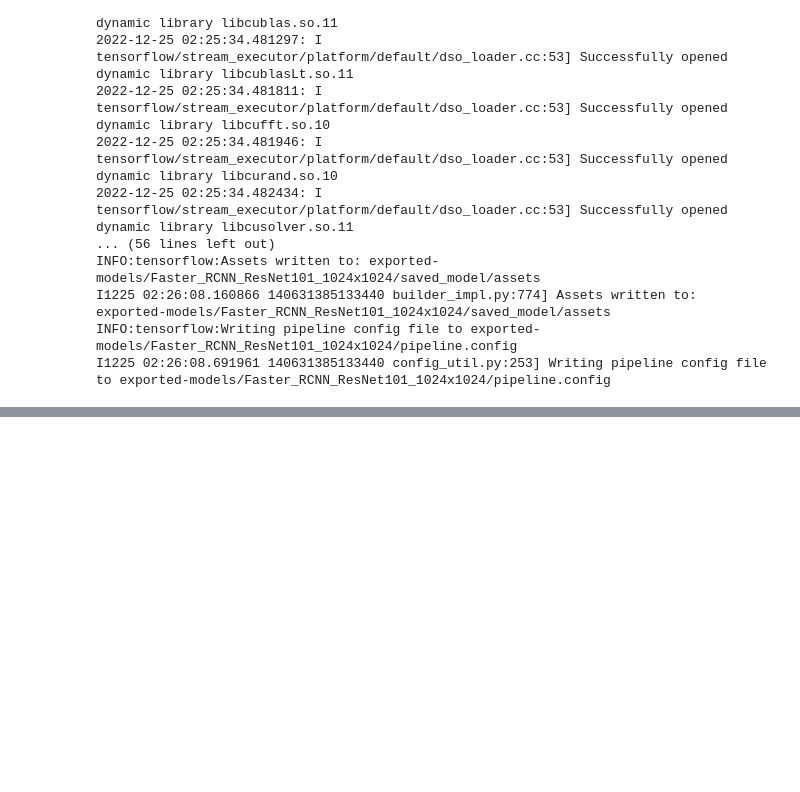
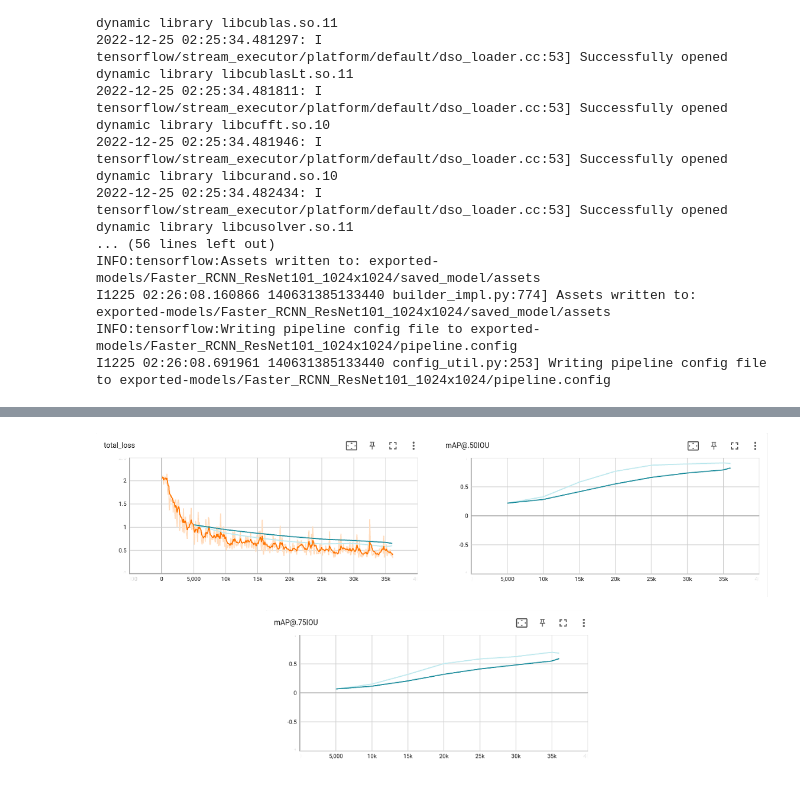
Before and after one commit to AbdullahTabassam/Custom-Object-Detection, a Jupyter notebook: JupyterNotebooks/2 - Training.ipynb, the cells around one changed output, grey strips where cells are left out. Saved outputs shown, nothing was run; the diff lists cells and outputs as text; code cells hidden in the pictures; blank space fills up the shorter version.

```diff
--- a/JupyterNotebooks/2 - Training.ipynb
+++ b/JupyterNotebooks/2 - Training.ipynb
@@ -145,0 +210,5 @@ I1225 02:26:08.691961 140631385133440 config_util.py:253] Writing pipeline confi
+# %%
+from IPython.display import Image
+Image(filename='tensorboard_plots/SSD/Loss/map_loss.png')
+# %% [output]
+[figure, added]
```
Also changed, not shown: parts of 8 cells of this notebook.
